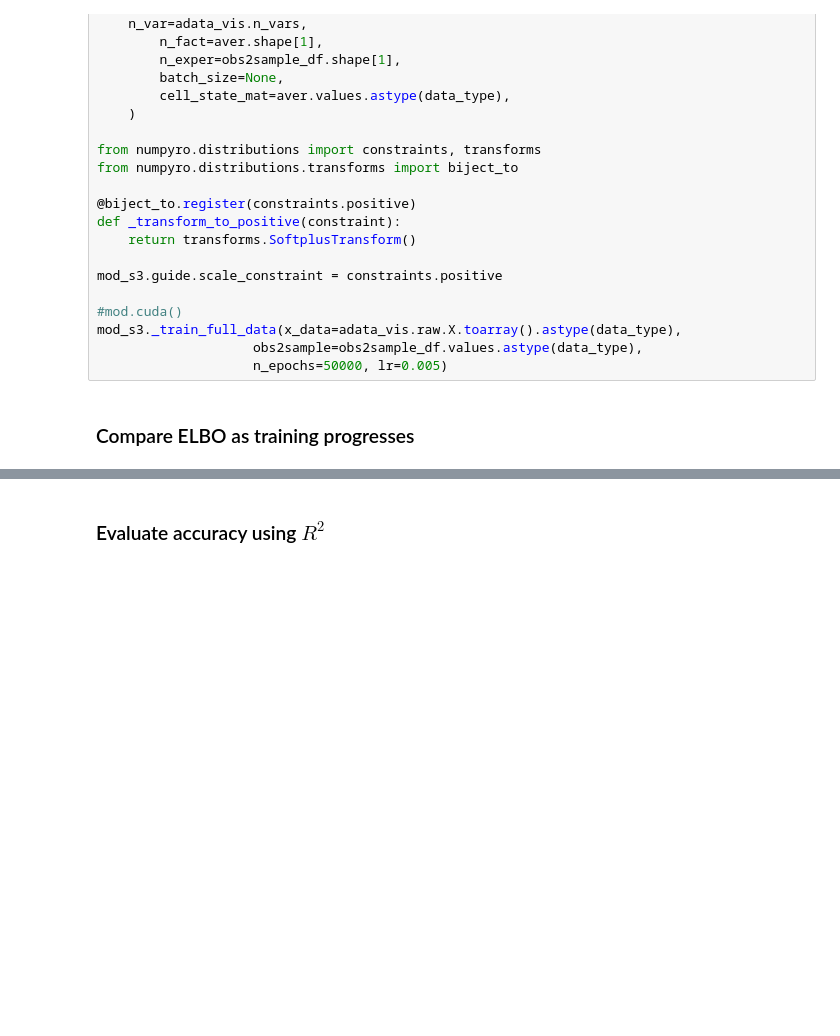
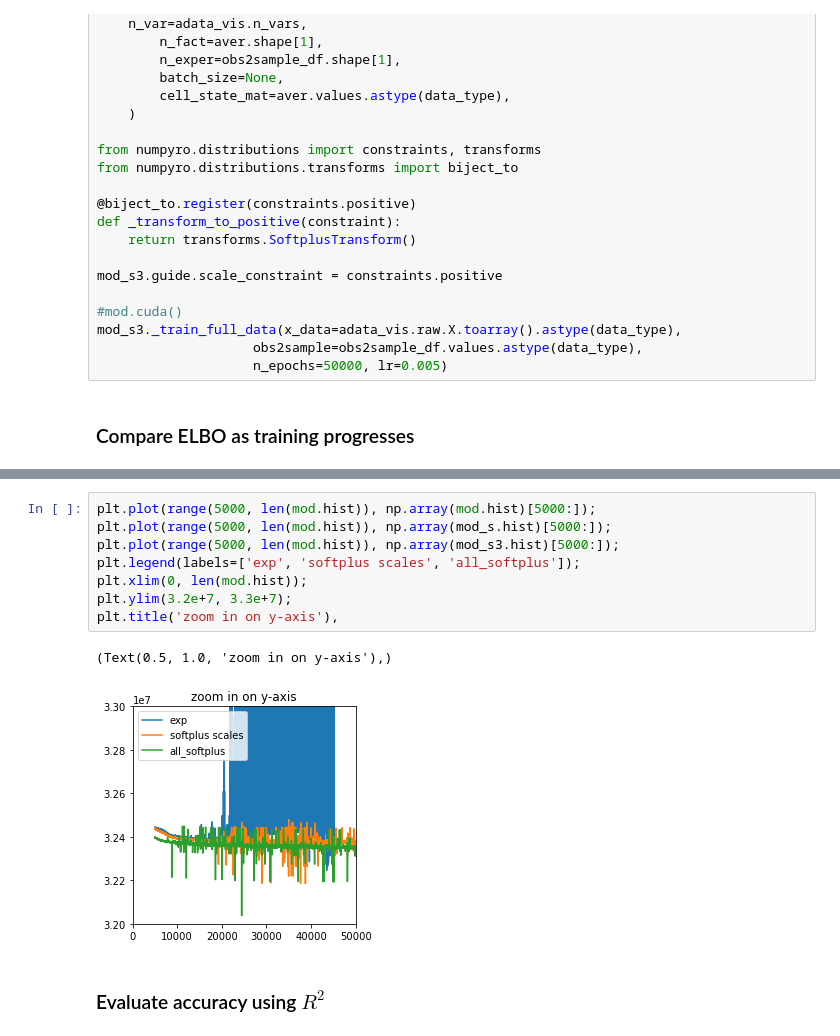
Before and after one commit to pyro-ppl/sandbox, a Jupyter notebook: 2021-03-softplus_scales/cell2location_synthetic_data_numpyro.ipynb, the cells around one changed output, grey strips where cells are left out. Drawn from its saved outputs; the diff is of its cells as text; blank space fills up the shorter version.

Commit message:
numpyro n_iter=50k + clear ELBO plot

```diff
--- a/2021-03-softplus_scales/cell2location_synthetic_data_numpyro.ipynb
+++ b/2021-03-softplus_scales/cell2location_synthetic_data_numpyro.ipynb
@@ -210,3 +266,14 @@ plt.xlim(0, len(mod.hist));
+# %%
+plt.plot(range(5000, len(mod.hist)), np.array(mod.hist)[5000:]);
+plt.plot(range(5000, len(mod.hist)), np.array(mod_s.hist)[5000:]);
+plt.plot(range(5000, len(mod.hist)), np.array(mod_s3.hist)[5000:]);
+plt.legend(labels=['exp', 'softplus scales', 'all_softplus']);
+plt.xlim(0, len(mod.hist));
+plt.ylim(3.2e+7, 3.3e+7);
+plt.title('zoom in on y-axis'),
+# %% [output]
+(Text(0.5, 1.0, 'zoom in on y-axis'),)
+[figure, added]
 # %% [markdown]
 ### Evaluate accuracy using $R^2$
 # %%
```
Also changed, not shown: parts of 8 cells of this notebook.
